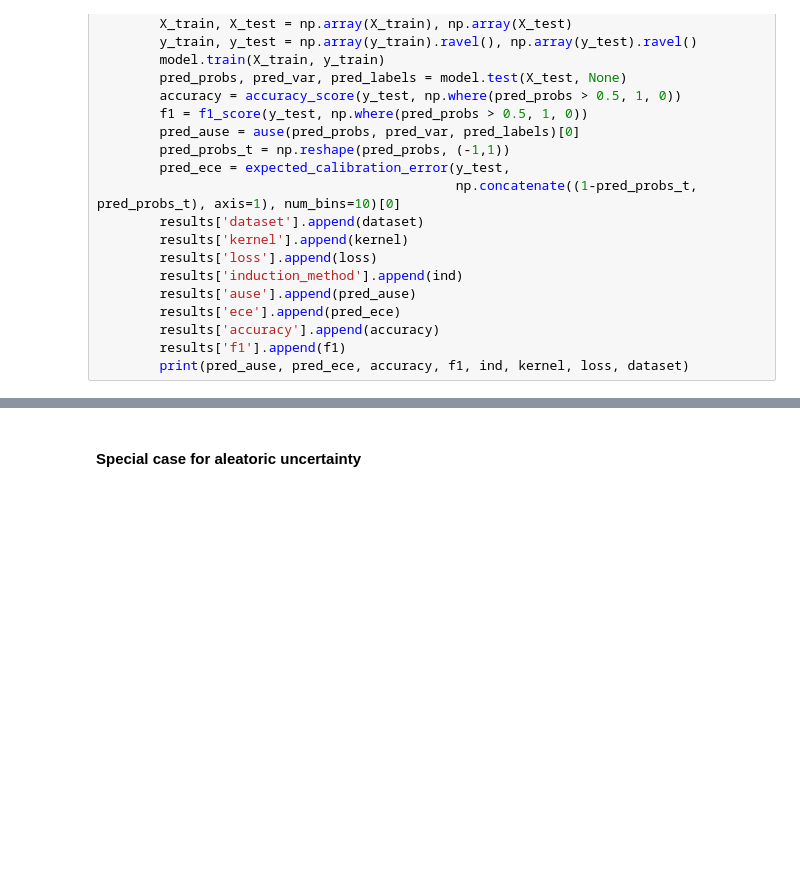
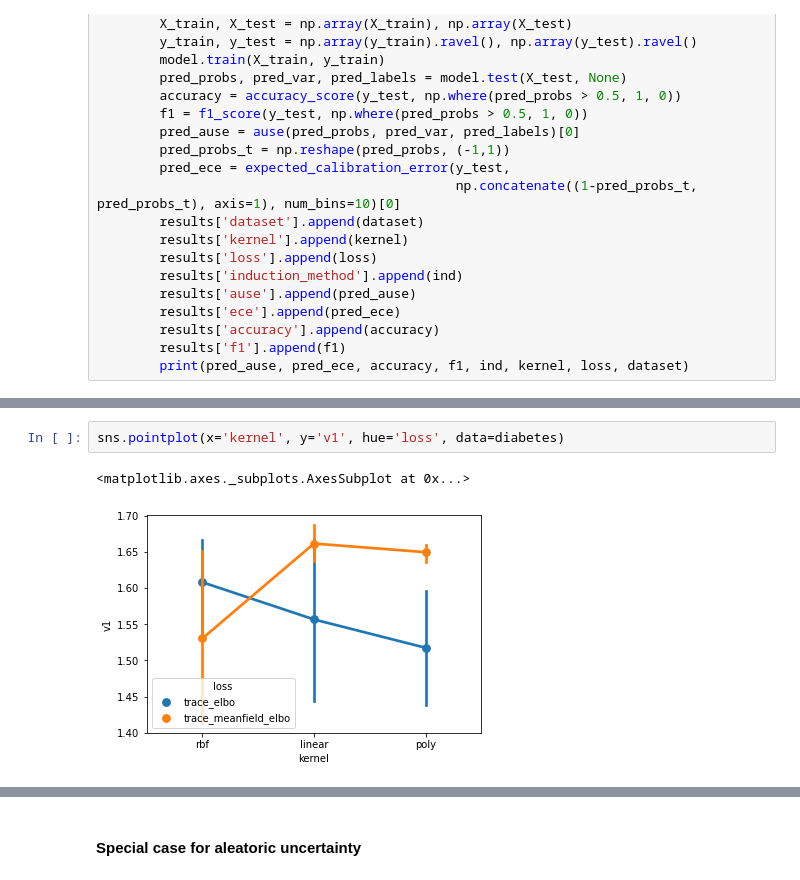
Before and after one commit to sharma-divyanshu/uncertainty_analysis, a Jupyter notebook: gp_sparse_bayes.ipynb, the cells around one changed output, grey strips where cells are left out. Drawn from its saved outputs; the diff is of its cells as text; blank space fills up the shorter version.

```diff
--- a/gp_sparse_bayes.ipynb
+++ b/gp_sparse_bayes.ipynb
@@ -278,0 +175,5 @@ sm.stats.anova_lm(white_wine_model)
+# %%
+sns.pointplot(x='kernel', y='v1', hue='loss', data=diabetes)
+# %% [output]
+<matplotlib.axes._subplots.AxesSubplot at 0x...>
+[figure, added]
```
Also changed, not shown: parts of 45 cells of this notebook, 7 other files.
